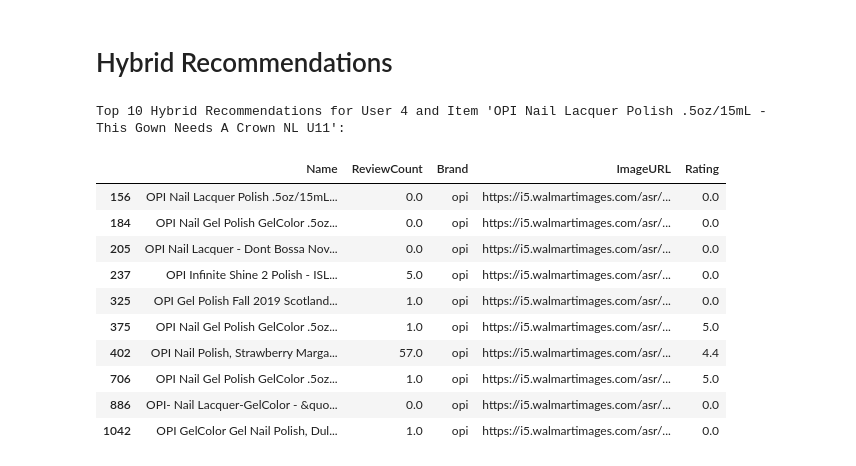
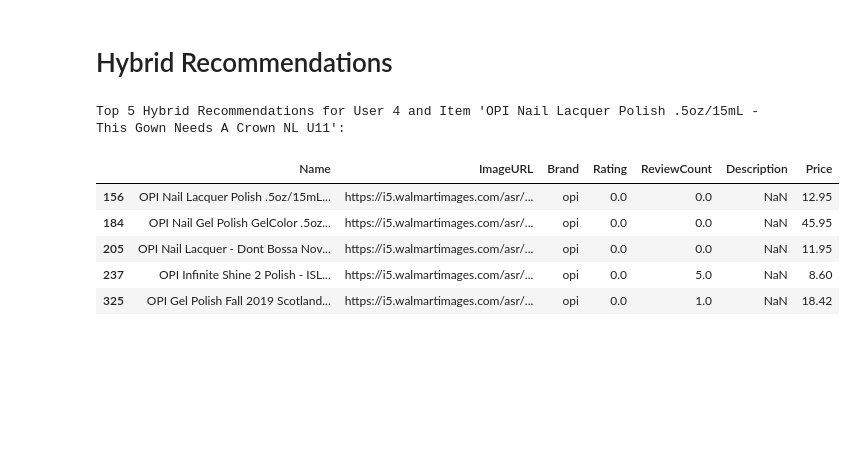
Before and after one commit to hisham044/RecSys, a Jupyter notebook: recommendation.ipynb, the cells around one changed output. Drawn from its saved outputs; the diff is of its cells as text; code cells hidden in the pictures; blank space fills up the shorter version.

```diff
--- a/recommendation.ipynb
+++ b/recommendation.ipynb
@@ -306,9 +432,15 @@ train_data.iloc[recommended_items_indics][['Name','ReviewCount','Brand']]
 from sklearn.feature_extraction.text import TfidfVectorizer
 from sklearn.metrics.pairwise import cosine_similarity
 
-def content_based_recommendations(train_data, item_name, top_n=10):
+"""
+Train Data columns:
+['ID', 'ProdID', 'Rating', 'ReviewCount', 'Category', 'Brand', 'Name',
+       'Price', 'ImageURL', 'Description', 'Tags']
+"""
+
+def content_based_recommendations(data, item_name, top_n=10):
     # Check if the item name exists in the training data
-    if item_name not in train_data['Name'].values:
+    if item_name not in data['Name'].values:
         print(f"Item '{item_name}' not found in the training data.")
         return pd.DataFrame()
 
@@ -316,13 +448,13 @@ def content_based_recommendations(train_data, item_name, top_n=10):
     tfidf_vectorizer = TfidfVectorizer(stop_words='english')
 
     # Apply TF-IDF vectorization to item descriptions
-    tfidf_matrix_content = tfidf_vectorizer.fit_transform(train_data['Tags'])
+    tfidf_matrix_content = tfidf_vectorizer.fit_transform(data['Tags'])
 
     # Calculate cosine similarity between items based on descriptions
     cosine_similarities_content = cosine_similarity(tfidf_matrix_content, tfidf_matrix_content)
 
     # Find the index of the item
-    item_index = train_data[train_data['Name'] == item_name].index[0]
+    item_index = data[data['Name'] == item_name].index[0]
 
     # Get the cosine similarity scores for the item
     similar_items = list(enumerate(cosine_similarities_content[item_index]))
@@ -337,7 +469,8 @@ def content_based_recommendations(train_data, item_name, top_n=10):
     recommended_item_indices = [x[0] for x in top_similar_items]
 
     # Get the details of the top similar items
-    recommended_items_details = train_data.iloc[recommended_item_indices][['Name', 'ReviewCount', 'Brand', 'ImageURL', 'Rating']]
+    recommended_items_details = data.iloc[recommended_item_indices][['Name', 'ImageURL', 'Brand', 'Rating', 'ReviewCount', 'Description', 'Price']]
+    # recommended_items_details = data.iloc[recommended_item_indices]
 
     return recommended_items_details
 # %%
@@ -412,9 +545,9 @@ recommended_items_details.head(10)
 # %% [markdown]
 # Function That Recommend Items
 # %%
-def collaborative_filtering_recommendations(train_data, target_user_id, top_n=10):
+def collaborative_filtering_recommendations(data, target_user_id, top_n=10):
     # Create the user-item matrix
-    user_item_matrix = train_data.pivot_table(index='ID', columns='ProdID', values='Rating', aggfunc='mean').fillna(0)
+    user_item_matrix = data.pivot_table(index='ID', columns='ProdID', values='Rating', aggfunc='mean').fillna(0)
 
     # Calculate the user similarity matrix using cosine similarity
     user_similarity = cosine_similarity(user_item_matrix)
@@ -440,13 +573,6 @@ def collaborative_filtering_recommendations(train_data, target_user_id, top_n=10
         recommended_items.extend(user_item_matrix.columns[not_rated_by_target_user][:top_n])
 
     # Get the details of recommended items
-    recommended_items_details = train_data[train_data['ProdID'].isin(recommended_items)][['Name', 'ReviewCount', 'Brand', 'ImageURL', 'Rating']]
+    recommended_items_details = data[data['ProdID'].isin(recommended_items)][['Name', 'ImageURL', 'Brand', 'Rating', 'ReviewCount', 'Description', 'Price']]
 
-    return recommended_items_details.head(10)
-
-# Example usage
-target_user_id = 4
-top_n = 5
-collaborative_filtering_rec = collaborative_filtering_recommendations(train_data, target_user_id)
-print(f"Top {top_n} recommendations for User {target_user_id}:")
-collaborative_filtering_rec
+    return recommended_items_details.head(top_n)
@@ -467,38 +595,34 @@ Top 5 recommendations for User 4:
 # Hybrid Recommendations
 # %%
 # Hybrid Recommendations (Combine Content-Based and Collaborative Filtering)
-def hybrid_recommendations(train_data,target_user_id, item_name, top_n=10):
+def hybrid_recommendations(data, target_user_id, item_name, top_n=10):
     # Get content-based recommendations
-    content_based_rec = content_based_recommendations(train_data,item_name, top_n)
+    content_based_rec = content_based_recommendations(data, item_name, top_n)
 
     # Get collaborative filtering recommendations
-    collaborative_filtering_rec = collaborative_filtering_recommendations(train_data,target_user_id, top_n)
+    collaborative_filtering_rec = collaborative_filtering_recommendations(data, target_user_id, top_n)
 
     # Merge and deduplicate the recommendations
     hybrid_rec = pd.concat([content_based_rec, collaborative_filtering_rec]).drop_duplicates()
 
-    return hybrid_rec.head(10)
+    return hybrid_rec.head(top_n)
 # %%
 # Example usage: Get hybrid recommendations for a specific user and item
 target_user_id = 4 # Change this to the user_id you want recommendations for
+top_n = 5
 item_name = "OPI Nail Lacquer Polish .5oz/15mL - This Gown Needs A Crown NL U11"  # Change this to the item name
-hybrid_rec = hybrid_recommendations(train_data,target_user_id, item_name, top_n=10)
+hybrid_rec = hybrid_recommendations(train_data, target_user_id, item_name, top_n)
 
-print(f"Top 10 Hybrid Recommendations for User {target_user_id} and Item '{item_name}':")
+print(f"Top {top_n} Hybrid Recommendations for User {target_user_id} and Item '{item_name}':")
 hybrid_rec
 # %% [output]
-Top 10 Hybrid Recommendations for User 4 and Item 'OPI Nail Lacquer Polish .5oz/15mL - This Gown Needs A Crown NL U11':
+Top 5 Hybrid Recommendations for User 4 and Item 'OPI Nail Lacquer Polish .5oz/15mL - This Gown Needs A Crown NL U11':
-|  | Name | ReviewCount | Brand | ImageURL | Rating |
-| 156 | OPI Nail Lacquer Polish .5oz/15mL... | 0.0 | opi | https://i5.walmartimages.com/asr/... | 0.0 |
-| 184 | OPI Nail Gel Polish GelColor .5oz... | 0.0 | opi | https://i5.walmartimages.com/asr/... | 0.0 |
-| 205 | OPI Nail Lacquer - Dont Bossa Nov... | 0.0 | opi | https://i5.walmartimages.com/asr/... | 0.0 |
-| 237 | OPI Infinite Shine 2 Polish - ISL... | 5.0 | opi | https://i5.walmartimages.com/asr/... | 0.0 |
-| 325 | OPI Gel Polish Fall 2019 Scotland... | 1.0 | opi | https://i5.walmartimages.com/asr/... | 0.0 |
-| 375 | OPI Nail Gel Polish GelColor .5oz... | 1.0 | opi | https://i5.walmartimages.com/asr/... | 5.0 |
-| 402 | OPI Nail Polish, Strawberry Marga... | 57.0 | opi | https://i5.walmartimages.com/asr/... | 4.4 |
-| 706 | OPI Nail Gel Polish GelColor .5oz... | 1.0 | opi | https://i5.walmartimages.com/asr/... | 5.0 |
-| 886 | OPI- Nail Lacquer-GelColor - &quo... | 0.0 | opi | https://i5.walmartimages.com/asr/... | 0.0 |
-| 1042 | OPI GelColor Gel Nail Polish, Dul... | 1.0 | opi | https://i5.walmartimages.com/asr/... | 0.0 |
+|  | Name | ImageURL | Brand | Rating | ReviewCount | Description | Price |
+| 156 | OPI Nail Lacquer Polish .5oz/15mL... | https://i5.walmartimages.com/asr/... | opi | 0.0 | 0.0 | NaN | 12.95 |
+| 184 | OPI Nail Gel Polish GelColor .5oz... | https://i5.walmartimages.com/asr/... | opi | 0.0 | 0.0 | NaN | 45.95 |
+| 205 | OPI Nail Lacquer - Dont Bossa Nov... | https://i5.walmartimages.com/asr/... | opi | 0.0 | 0.0 | NaN | 11.95 |
+| 237 | OPI Infinite Shine 2 Polish - ISL... | https://i5.walmartimages.com/asr/... | opi | 0.0 | 5.0 | NaN | 8.60 |
+| 325 | OPI Gel Polish Fall 2019 Scotland... | https://i5.walmartimages.com/asr/... | opi | 0.0 | 1.0 | NaN | 18.42 |
 # %%
 # Example usage: Get hybrid recommendations for a specific user and item
 target_user_id = 10 # Change this to the user_id you want recommendations for
```
Also changed, not shown: parts of 23 cells of this notebook, 10 other files.
